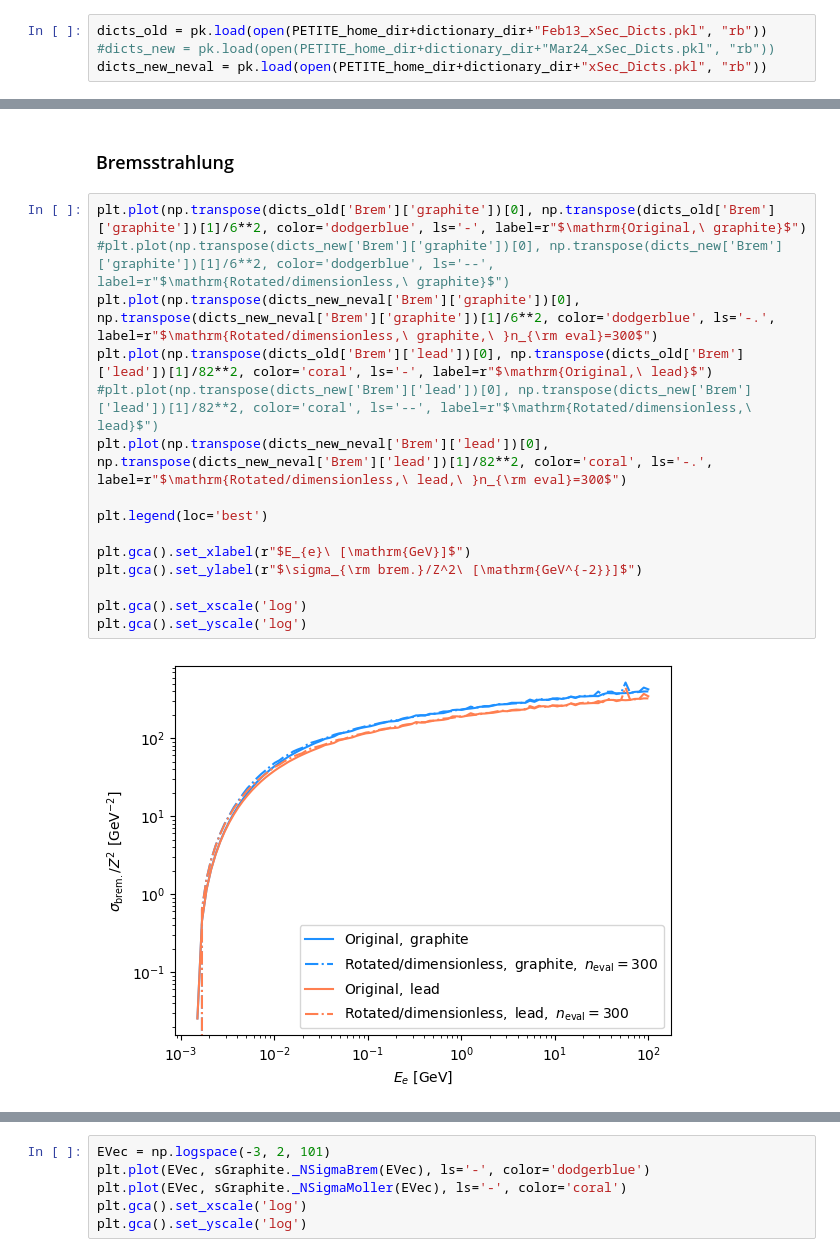
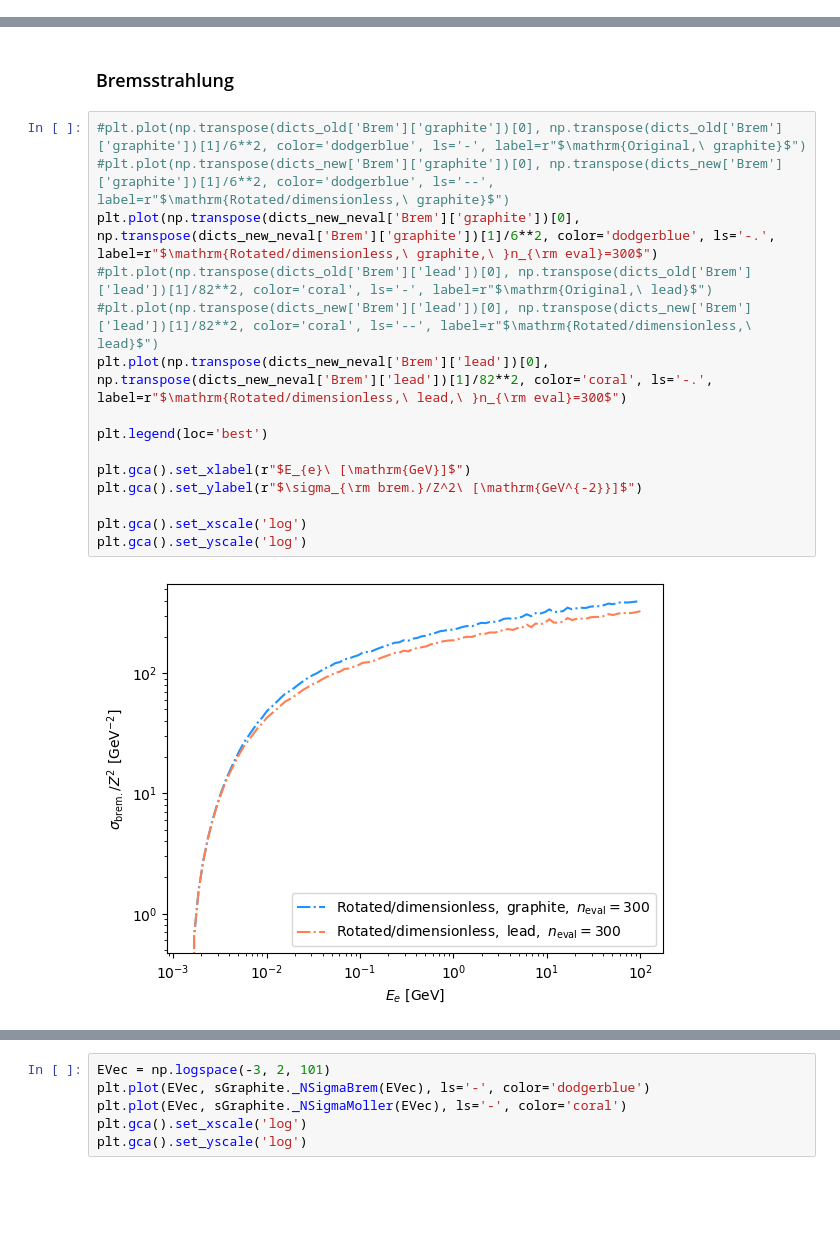
Before and after one commit to kjkellyphys/PETITE, a Jupyter notebook: examples/shower_SM.ipynb, the cells around one changed output, grey strips where cells are left out. Drawn from its saved outputs; the diff is of its cells as text; blank space fills up the shorter version.

```diff
--- a/examples/shower_SM.ipynb
+++ b/examples/shower_SM.ipynb
@@ -194,7 +165,3 @@ plt.gca().set_yscale('log')
 PETITE uses small angle variables (see e.g. sections 92-94 of Landau and Lifshitz Vol 4). However low-momentum transfers occur along a correlated "ridge" in these variables. To improve performance we have rotated angles.
 
 We illustrate the difference in performance, and benchmark total cross sections computed using the VEGAS integrators below.
-# %%
-dicts_old = pk.load(open(PETITE_home_dir+dictionary_dir+"Feb13_xSec_Dicts.pkl", "rb"))
-#dicts_new = pk.load(open(PETITE_home_dir+dictionary_dir+"Mar24_xSec_Dicts.pkl", "rb"))
-dicts_new_neval = pk.load(open(PETITE_home_dir+dictionary_dir+"xSec_Dicts.pkl", "rb"))
@@ -222,22 +191,22 @@ plt.gca().set_yscale('log')
 # %% [markdown]
 ### Bremsstrahlung
 # %%
-plt.plot(np.transpose(dicts_old['Brem']['graphite'])[0], np.transpose(dicts_old['Brem']['graphite'])[1]/6**2, color='dodgerblue', ls='-', label=r"$\mathrm{Original,\ graphite}$")
+#plt.plot(np.transpose(dicts_old['Brem']['graphite'])[0], np.transpose(dicts_old['Brem']['graphite'])[1]/6**2, color='dodgerblue', ls='-', label=r"$\mathrm{Original,\ graphite}$")
 #plt.plot(np.transpose(dicts_new['Brem']['graphite'])[0], np.transpose(dicts_new['Brem']['graphite'])[1]/6**2, color='dodgerblue', ls='--', label=r"$\mathrm{Rotated/dimensionless,\ graphite}$")
 plt.plot(np.transpose(dicts_new_neval['Brem']['graphite'])[0], np.transpose(dicts_new_neval['Brem']['graphite'])[1]/6**2, color='dodgerblue', ls='-.', label=r"$\mathrm{Rotated/dimensionless,\ graphite,\ }n_{\rm eval}=300$")
-plt.plot(np.transpose(dicts_old['Brem']['lead'])[0], np.transpose(dicts_old['Brem']['lead'])[1]/82**2, color='coral', ls='-', label=r"$\mathrm{Original,\ lead}$")
+#plt.plot(np.transpose(dicts_old['Brem']['lead'])[0], np.transpose(dicts_old['Brem']['lead'])[1]/82**2, color='coral', ls='-', label=r"$\mathrm{Original,\ lead}$")
 #plt.plot(np.transpose(dicts_new['Brem']['lead'])[0], np.transpose(dicts_new['Brem']['lead'])[1]/82**2, color='coral', ls='--', label=r"$\mathrm{Rotated/dimensionless,\ lead}$")
 plt.plot(np.transpose(dicts_new_neval['Brem']['lead'])[0], np.transpose(dicts_new_neval['Brem']['lead'])[1]/82**2, color='coral', ls='-.', label=r"$\mathrm{Rotated/dimensionless,\ lead,\ }n_{\rm eval}=300$")
 
 plt.legend(loc='best')
 
 plt.gca().set_xlabel(r"$E_{e}\ [\mathrm{GeV}]$")
 plt.gca().set_ylabel(r"$\sigma_{\rm brem.}/Z^2\ [\mathrm{GeV^{-2}}]$")
 
 plt.gca().set_xscale('log')
 plt.gca().set_yscale('log')
 # %% [output]
-[figure, old version]
+[figure, new version]
 # %%
 plt.plot(np.transpose(dicts_new_neval['Bhabha']['graphite'])[0], np.transpose(dicts_new_neval['Bhabha']['graphite'])[1], color='dodgerblue', ls='-.', label=r"$\mathrm{Bhabha}$")
 plt.plot(np.transpose(dicts_new_neval['Moller']['graphite'])[0], np.transpose(dicts_new_neval['Moller']['graphite'])[1], color='coral', ls='-.', label=r"$\mathrm{Moller}$")
```
Also changed, not shown: parts of 26 cells of this notebook, 4 other files.
